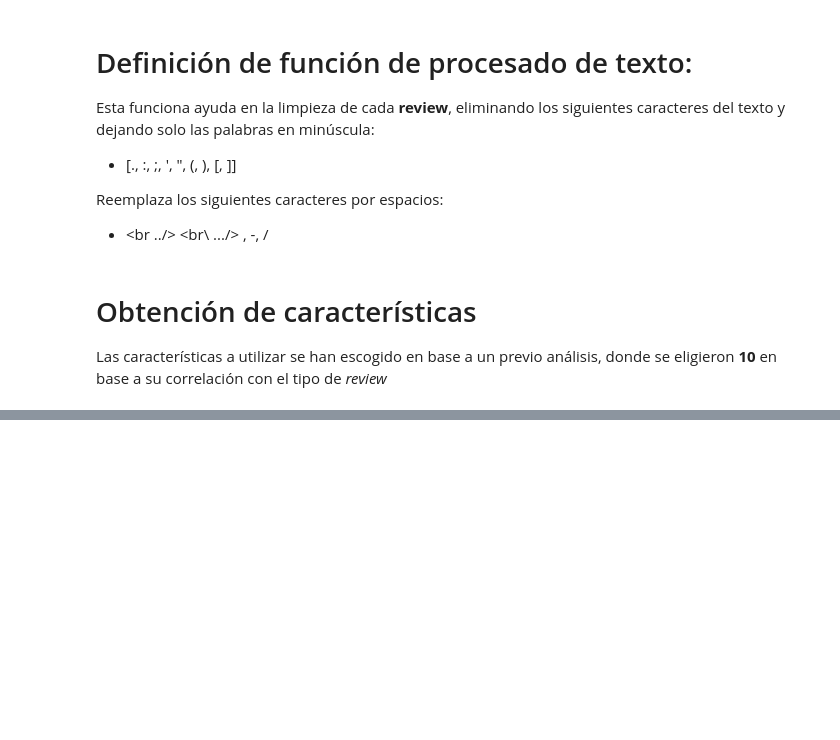
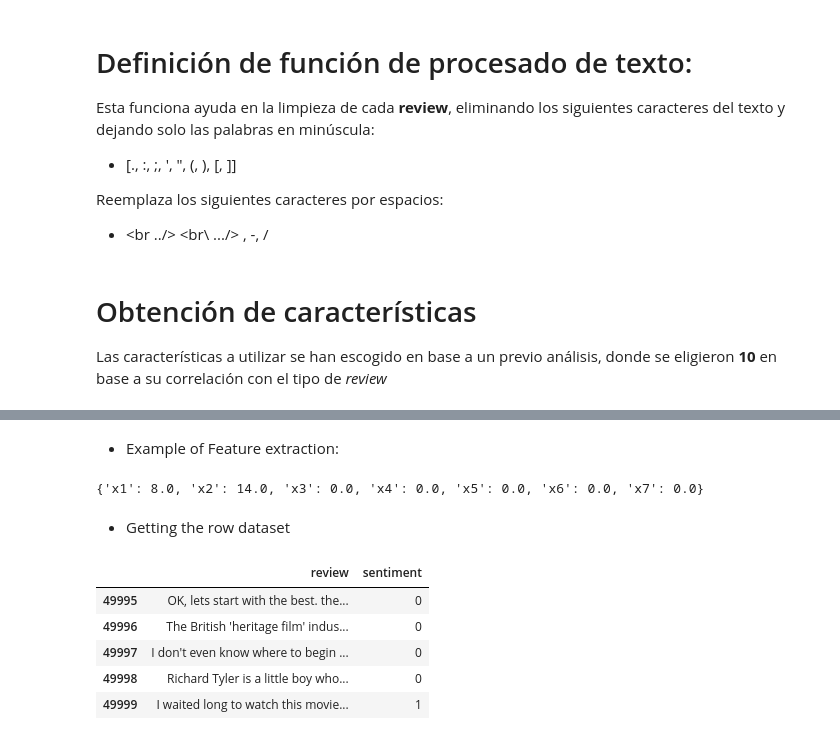
Before and after one commit to erickTornero/Intelligent-Systems, a Jupyter notebook: w2/Trabajo Nº 2 - Logistic Regression.ipynb, the cells around one changed output, grey strips where cells are left out. Drawn from its saved outputs; the diff is of its cells as text; code cells hidden in the pictures; blank space fills up the shorter version.

```diff
--- a/w2/Trabajo Nº 2 - Logistic Regression.ipynb
+++ b/w2/Trabajo Nº 2 - Logistic Regression.ipynb
@@ -27,0 +217,2 @@ Obtenidas a partir de un archivo *txt* donde estan clasificadas todas las palabr
+# %% [markdown]
+* Example of Feature extraction:
@@ -27,0 +223,22 @@ Obtenidas a partir de un archivo *txt* donde estan clasificadas todas las palabr
+# %%
+# Features getted of a review is show below
+features_example = extract_features(text_example, dictionary)
+features_example
+# %% [output]
+{'x1': 8.0, 'x2': 14.0, 'x3': 0.0, 'x4': 0.0, 'x5': 0.0, 'x6': 0.0, 'x7': 0.0}
+# %% [markdown]
+* Getting the row dataset
+# %%
+import pandas as pd
+# if you want to download the original file:
+#df = pd.read_csv('https://raw.githubusercontent.com/rasbt/pattern_classification/master/data/50k_imdb_movie_reviews.csv')
+# otherwise load local file
+df = pd.read_csv('shuffled_movie_data.csv')
+df.tail()
+# %% [output]
+|  | review | sentiment |
+| 49995 | OK, lets start with the best. the... | 0 |
+| 49996 | The British 'heritage film' indus... | 0 |
+| 49997 | I don't even know where to begin ... | 0 |
+| 49998 | Richard Tyler is a little boy who... | 0 |
+| 49999 | I waited long to watch this movie... | 1 |
```
Also changed, not shown: parts of 46 cells of this notebook.
